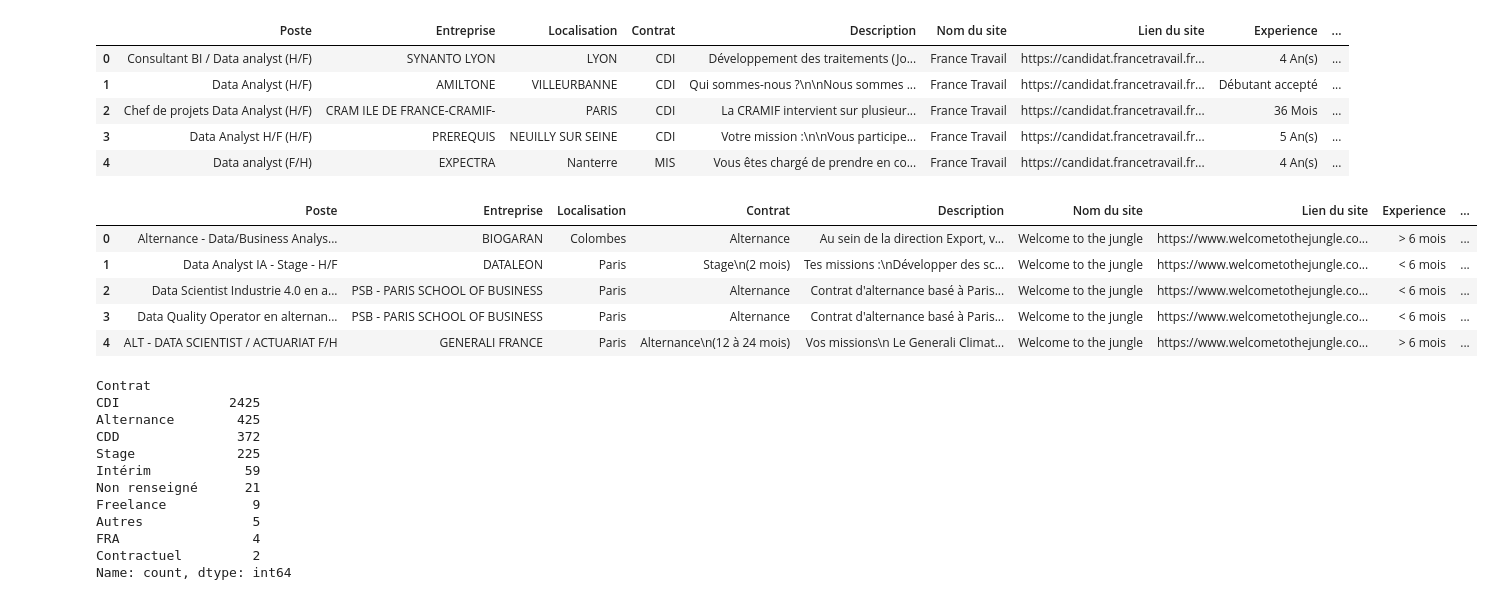
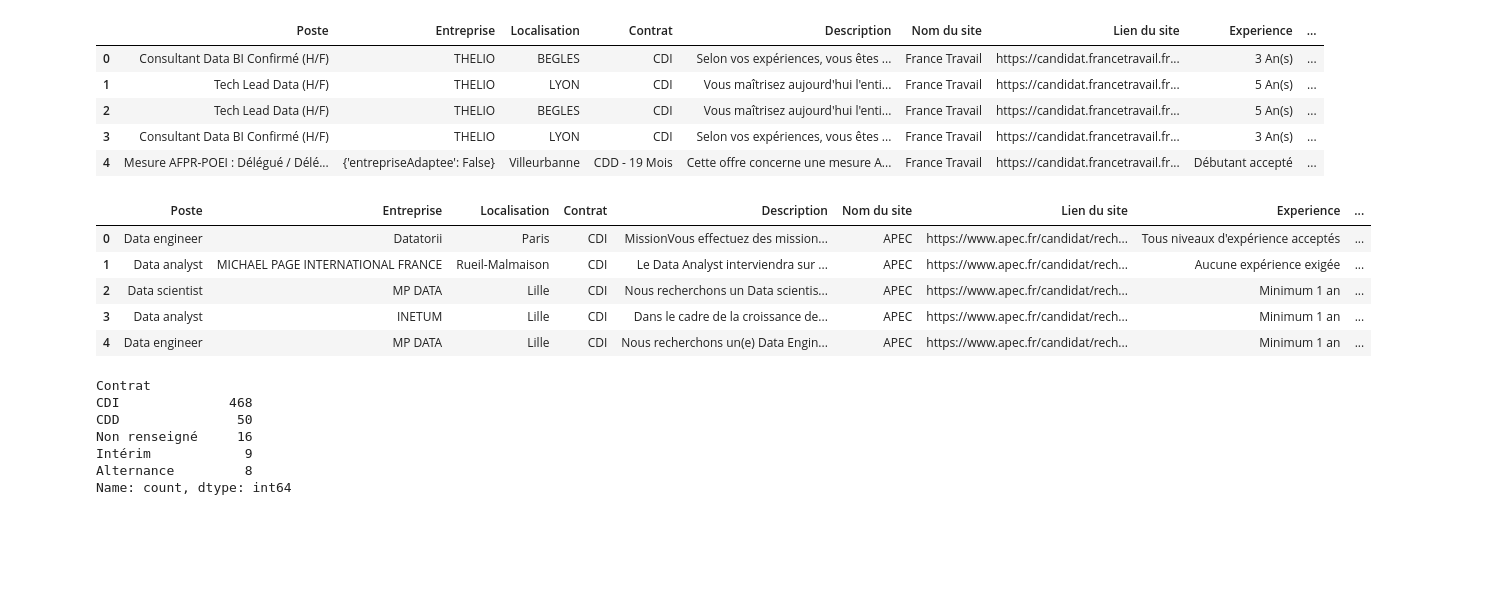
Before and after one commit to karolinajedrzejewskaa/Job-scrapping, a Jupyter notebook: Selenium/nettoyage/nettoyage.ipynb, the cells around one changed output. Saved outputs shown, nothing was run; the diff lists cells and outputs as text; code cells hidden in the pictures; blank space fills up the shorter version.

```diff
--- a/Selenium/nettoyage/nettoyage.ipynb
+++ b/Selenium/nettoyage/nettoyage.ipynb
@@ -5,11 +5,11 @@ import re
 from datetime import datetime
 from dateutil.parser import parse
 
-welc = pd.read_csv('C:\\Users\\559816\\Documents\\Project 3\\Job-scrapping\\Selenium\\welcome_to_the_jungle_30_06_clean.csv')
-apec = pd.read_csv('C:\\Users\\559816\\Documents\\Project 3\\Job-scrapping\\Selenium\\apec_24_06_24.csv')
-link = pd.read_csv('C:\\Users\\559816\\Documents\\Project 3\\Job-scrapping\\Selenium\\linkedin_exctration_du_24_06.csv')
-cadr = pd.read_csv('C:\\Users\\559816\\Documents\\Project 3\\Job-scrapping\\Selenium\\cadremploi_jobs 26-06.csv', encoding='Windows-1252', delimiter=';')
-pole = pd.read_csv('C:\\Users\\559816\\Documents\\Project 3\\Job-scrapping\\Selenium\\pole_emploi_26_06.csv')
+#welc = pd.read_csv('C:\\Users\\559816\\Documents\\Project 3\\Job-scrapping\\Selenium\\nettoyage\\welcome_to_the_jungle_19_07.csv')
+apec = pd.read_csv('C:\\Users\\559816\\Documents\\Project 3\\Job-scrapping\\Selenium\\nettoyage\\apec_22_07_24.csv')
+link = pd.read_csv('C:\\Users\\559816\\Documents\\Project 3\\Job-scrapping\\Selenium\\nettoyage\\linkedin_extraction_du_22_07_2024.csv')
+#cadr = pd.read_csv('C:\\Users\\559816\\Documents\\Project 3\\Job-scrapping\\Selenium\\nettoyage\\cadremploi_jobs 08-07-24.csv', delimiter=';', encoding='latin1')
+pole = pd.read_csv('C:\\Users\\559816\\Documents\\Project 3\\Job-scrapping\\Selenium\\nettoyage\\pole_emploi_2207.csv')
 # %%
 # Csv Welcome to the Jungle
 
@@ -24,5 +35,7 @@ welc.head()
 # %%
 # Nettoyage initial de csv Apec
+
+apec = pd.concat([apec, apec], ignore_index=True)
 
 apec = apec.drop(columns = "Unnamed: 0")
 apec = apec.rename(columns={'Expérience': 'Experience', 'Profil recherché' : 'Profil recherche'})
@@ -117,14 +172,11 @@ cadr.head()
 # %%
 # Nettoyage initial de csv France Travail
 
-pole = pole.drop(columns = ["Unnamed: 0", "id", "Temps de Travail", "alternance", "contact", "qualificationLibelle", "salaire" ])
+pole = pole.drop(columns = ["Unnamed: 0", "Temps de Travail", "qualificationLibelle"])
 
-pole = pole.rename(columns={'Date de Création': 'Date de parution', 'Origine de l’Offre': 'Lien du site', 'competences': 'Competences', 'salaire_bis': 'Salaire'})
+pole = pole.rename(columns={'Date de Création': 'Date de parution', 'origineOffre': 'Lien du site', 'salaire_bis': 'Salaire', 'Lieu de travail' : 'Localisation', 'description' : 'Description'})
 
-pole['Competences'] = pole['Competences'].astype(str) + ', ' + pole['Qualités Profesionnelles'].astype(str)
-pole['Competences'] = pole['Competences'].str.replace('0,', '', regex=False)
-
-pole = pole[['Poste', 'Entreprise', 'Localisation', 'Contrat', 'Description', 'Nom du site', 'Lien du site', 'Experience', 'Education', 'Competences', 'Salaire']]
+pole = pole[['Poste', 'Entreprise', 'Localisation', 'Contrat', 'Description', 'Nom du site', 'Lien du site', 'Experience', 'Salaire']]
 
 pole.replace(' 0', np.nan, inplace=True)
 pole.replace('0', np.nan, inplace=True)
@@ -136,23 +188,23 @@ pole['Localisation'] = pole['Localisation'].str.replace(r'[\d-]+', '', regex=Tru
 pole.head()
 # %% [output]
 |  | Poste | Entreprise | Localisation | Contrat | Description | Nom du site | Lien du site | Experience | ... |
-| 0 | Consultant BI / Data analyst (H/F) | SYNANTO LYON | LYON | CDI | Développement des traitements (Jo... | France Travail | https://candidat.francetravail.fr... | 4 An(s) | ... |
-| 1 | Data Analyst (H/F) | AMILTONE | VILLEURBANNE | CDI | Qui sommes-nous ?\n\nNous sommes ... | France Travail | https://candidat.francetravail.fr... | Débutant accepté | ... |
-| 2 | Chef de projets Data Analyst (H/F) | CRAM ILE DE FRANCE-CRAMIF- | PARIS | CDI | La CRAMIF intervient sur plusieur... | France Travail | https://candidat.francetravail.fr... | 36 Mois | ... |
-| 3 | Data Analyst H/F (H/F) | PREREQUIS | NEUILLY SUR SEINE | CDI | Votre mission :\n\nVous participe... | France Travail | https://candidat.francetravail.fr... | 5 An(s) | ... |
-| 4 | Data analyst (F/H) | EXPECTRA | Nanterre | MIS | Vous êtes chargé de prendre en co... | France Travail | https://candidat.francetravail.fr... | 4 An(s) | ... |
+| 0 | Consultant Data BI Confirmé (H/F) | THELIO | BEGLES | CDI | Selon vos expériences, vous êtes ... | France Travail | https://candidat.francetravail.fr... | 3 An(s) | ... |
+| 1 | Tech Lead Data (H/F) | THELIO | LYON | CDI | Vous maîtrisez aujourd'hui l'enti... | France Travail | https://candidat.francetravail.fr... | 5 An(s) | ... |
+| 2 | Tech Lead Data (H/F) | THELIO | BEGLES | CDI | Vous maîtrisez aujourd'hui l'enti... | France Travail | https://candidat.francetravail.fr... | 5 An(s) | ... |
+| 3 | Consultant Data BI Confirmé (H/F) | THELIO | LYON | CDI | Selon vos expériences, vous êtes ... | France Travail | https://candidat.francetravail.fr... | 3 An(s) | ... |
+| 4 | Mesure AFPR-POEI : Délégué / Délé... | {'entrepriseAdaptee': False} | Villeurbanne | CDD - 19 Mois | Cette offre concerne une mesure A... | France Travail | https://candidat.francetravail.fr... | Débutant accepté | ... |
 # %%
 # Concatenate dataframes
 
-df = pd.concat([welc, apec, link, cadr, pole], ignore_index=True)
+df = pd.concat([apec, link, pole], ignore_index=True)
 df.head()
 # %% [output]
 |  | Poste | Entreprise | Localisation | Contrat | Description | Nom du site | Lien du site | Experience | ... |
-| 0 | Alternance - Data/Business Analys... | BIOGARAN | Colombes | Alternance | Au sein de la direction Export, v... | Welcome to the jungle | https://www.welcometothejungle.co... | > 6 mois | ... |
-| 1 | Data Analyst IA - Stage - H/F | DATALEON | Paris | Stage\n(2 mois) | Tes missions :\nDévelopper des sc... | Welcome to the jungle | https://www.welcometothejungle.co... | < 6 mois | ... |
-| 2 | Data Scientist Industrie 4.0 en a... | PSB - PARIS SCHOOL OF BUSINESS | Paris | Alternance | Contrat d'alternance basé à Paris... | Welcome to the jungle | https://www.welcometothejungle.co... | < 6 mois | ... |
-| 3 | Data Quality Operator en alternan... | PSB - PARIS SCHOOL OF BUSINESS | Paris | Alternance | Contrat d'alternance basé à Paris... | Welcome to the jungle | https://www.welcometothejungle.co... | < 6 mois | ... |
-| 4 | ALT - DATA SCIENTIST / ACTUARIAT F/H | GENERALI FRANCE | Paris | Alternance\n(12 à 24 mois) | Vos missions\n Le Generali Climat... | Welcome to the jungle | https://www.welcometothejungle.co... | > 6 mois | ... |
+| 0 | Data engineer | Datatorii | Paris | CDI | MissionVous effectuez des mission... | APEC | https://www.apec.fr/candidat/rech... | Tous niveaux d'expérience acceptés | ... |
+| 1 | Data analyst | MICHAEL PAGE INTERNATIONAL FRANCE | Rueil-Malmaison | CDI | Le Data Analyst interviendra sur ... | APEC | https://www.apec.fr/candidat/rech... | Aucune expérience exigée | ... |
+| 2 | Data scientist | MP DATA | Lille | CDI | Nous recherchons un Data scientis... | APEC | https://www.apec.fr/candidat/rech... | Minimum 1 an | ... |
+| 3 | Data analyst | INETUM | Lille | CDI | Dans le cadre de la croissance de... | APEC | https://www.apec.fr/candidat/rech... | Minimum 1 an | ... |
+| 4 | Data engineer | MP DATA | Lille | CDI | Nous recherchons un(e) Data Engin... | APEC | https://www.apec.fr/candidat/rech... | Minimum 1 an | ... |
 # %%
 # Supprimer les doublons en se basant sur le poste, l'entreprise et la ville
 
@@ -165,24 +221,23 @@ df['Contrat'].fillna('Non renseigné', inplace=True)
 df.loc[df['Contrat'].str.contains('CDD'), 'Contrat'] = 'CDD'
 df.loc[df['Contrat'].str.contains('Alternance'), 'Contrat'] = 'Alternance'
 df.loc[df['Contrat'].str.contains('intérim'), 'Contrat'] = 'Intérim'
+df.loc[df['Contrat'].str.contains('Intérim'), 'Contrat'] = 'Intérim'
 df.loc[df['Contrat'].str.contains('CDI'), 'Contrat'] = 'CDI'
 df.loc[df['Contrat'].str.contains('Stage'), 'Contrat'] = 'Stage'
+df.loc[df['Contrat'].str.contains('durée déterminée'), 'Contrat'] = 'CDD'
+df.loc[df['Contrat'].str.contains('durée indéterminée'), 'Contrat'] = 'CDI'
+
 df['Contrat'] = df['Contrat'].str.replace('MIS', 'Intérim', regex=False)
 df['Contrat'] = df['Contrat'].str.replace('Temps partiel', 'CDI', regex=False)
 
 df['Contrat'].value_counts()
 # %% [output]
 Contrat
-CDI              2425
-Alternance        425
-CDD               372
-Stage             225
-Intérim            59
-Non renseigné      21
-Freelance           9
-Autres              5
-FRA                 4
-Contractuel         2
+CDI              468
+CDD               50
+Non renseigné     16
+Intérim            9
+Alternance         8
 Name: count, dtype: int64
 # %%
 # Nettoyage de la colonne 'Localisation'
```
Also changed, not shown: parts of 25 cells of this notebook.
